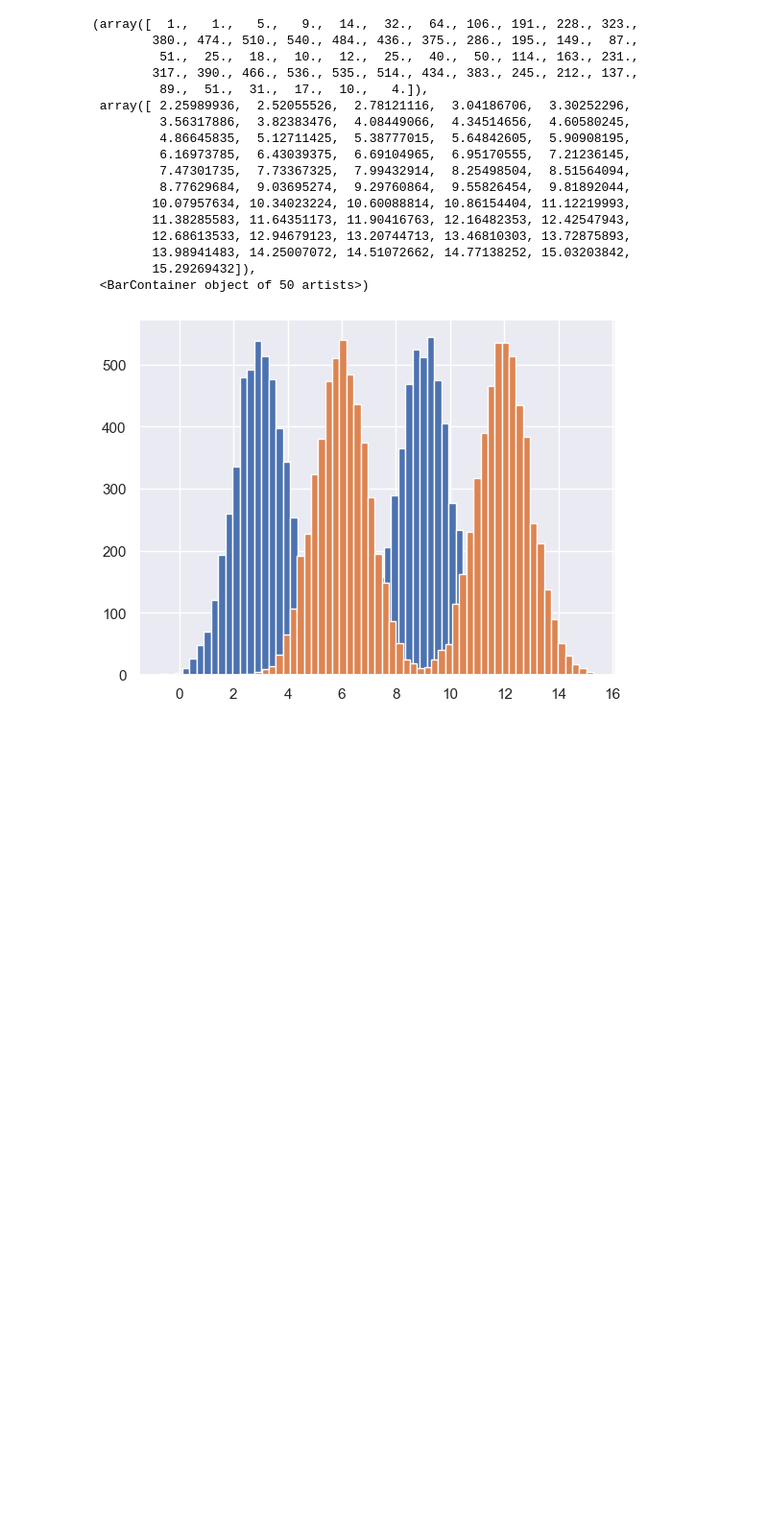
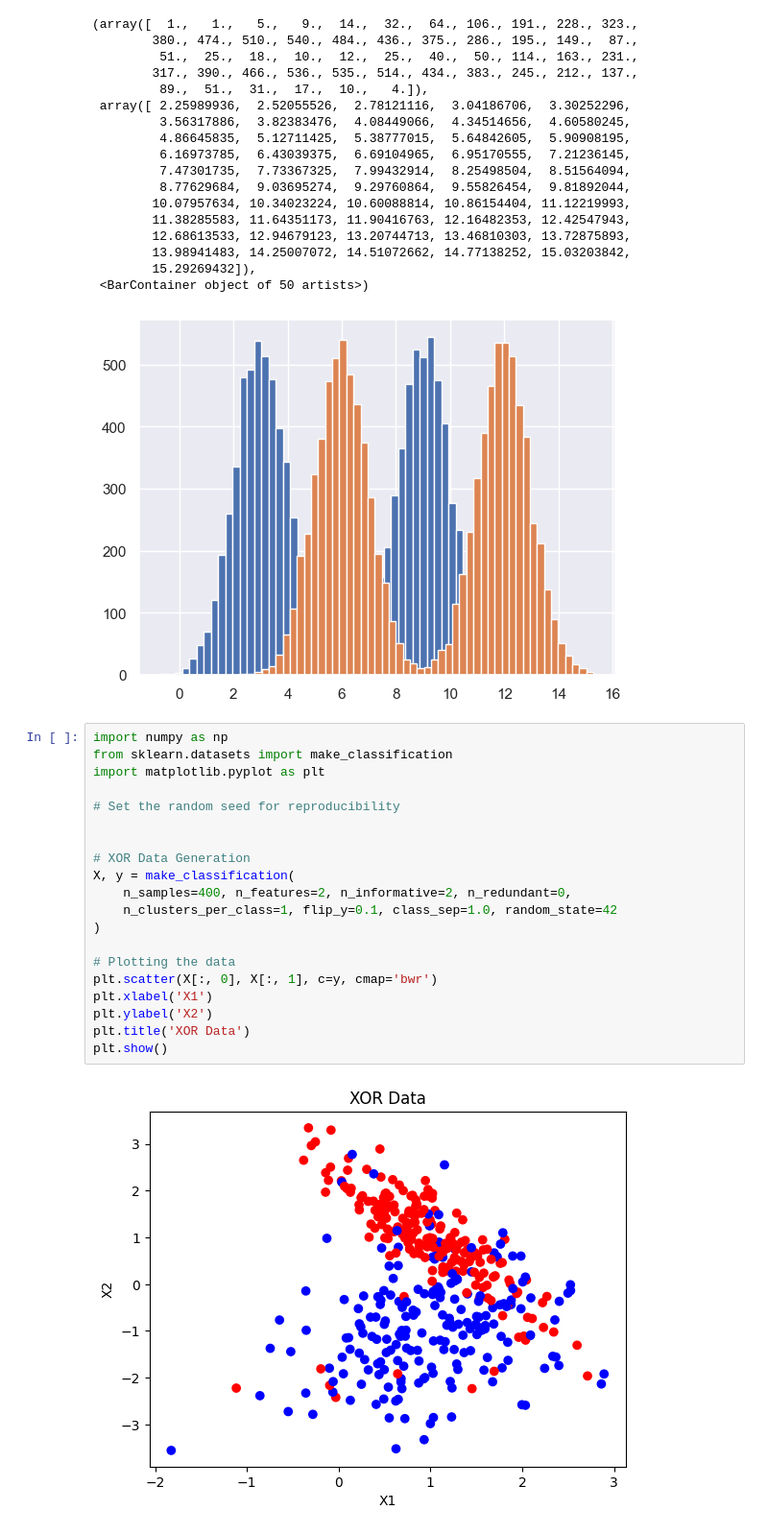
Before and after one commit to PrafulAradhyamth/dlprac, a Jupyter notebook: chapter4.ipynb, the cells around one changed output. Shown: that part at 96% size. Cells and saved outputs as stored; diff of their text form; blank space fills up the shorter version.

```diff
--- a/chapter4.ipynb
+++ b/chapter4.ipynb
@@ -197,3 +137,25 @@ plt.hist(samples,bins = 50)
         15.29269432]),
  <BarContainer object of 50 artists>)
 [figure]
+# %%
+import numpy as np
+from sklearn.datasets import make_classification
+import matplotlib.pyplot as plt
+
+# Set the random seed for reproducibility
+
+
+# XOR Data Generation
+X, y = make_classification(
+    n_samples=400, n_features=2, n_informative=2, n_redundant=0,
+    n_clusters_per_class=1, flip_y=0.1, class_sep=1.0, random_state=42
+)
+
+# Plotting the data
+plt.scatter(X[:, 0], X[:, 1], c=y, cmap='bwr')
+plt.xlabel('X1')
+plt.ylabel('X2')
+plt.title('XOR Data')
+plt.show()
+# %% [output]
+[figure, added]
```
Also changed, not shown: parts of 2 cells of this notebook.
